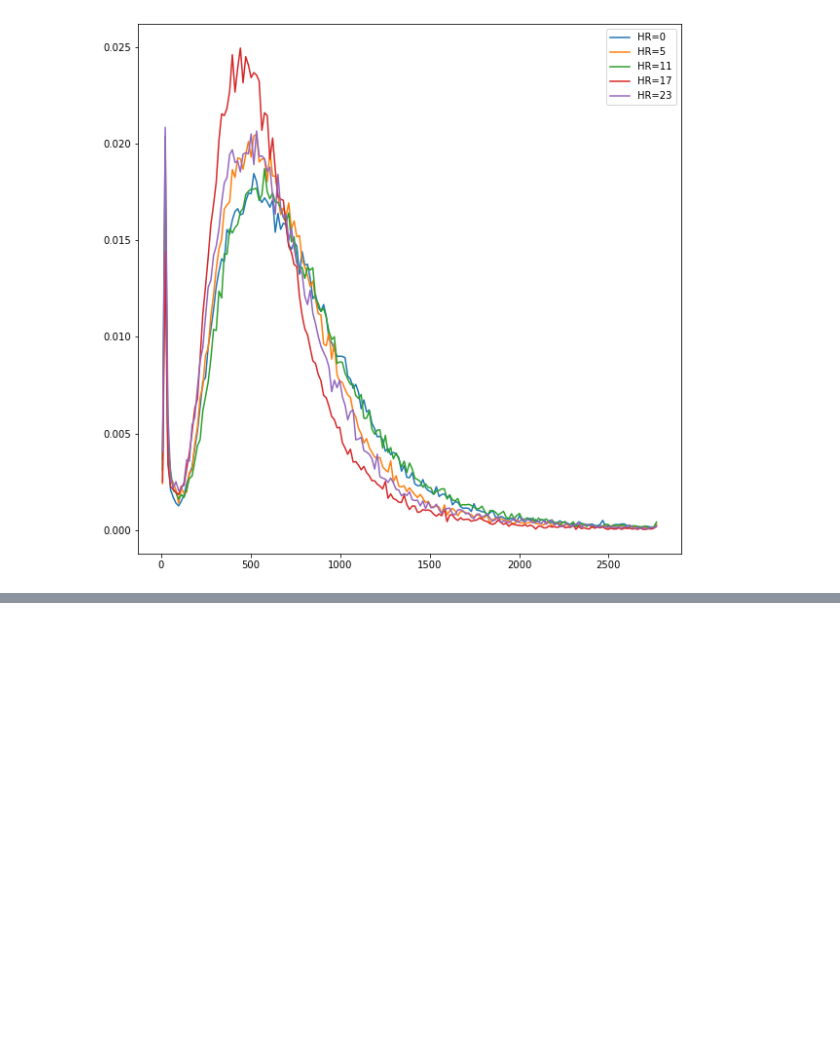
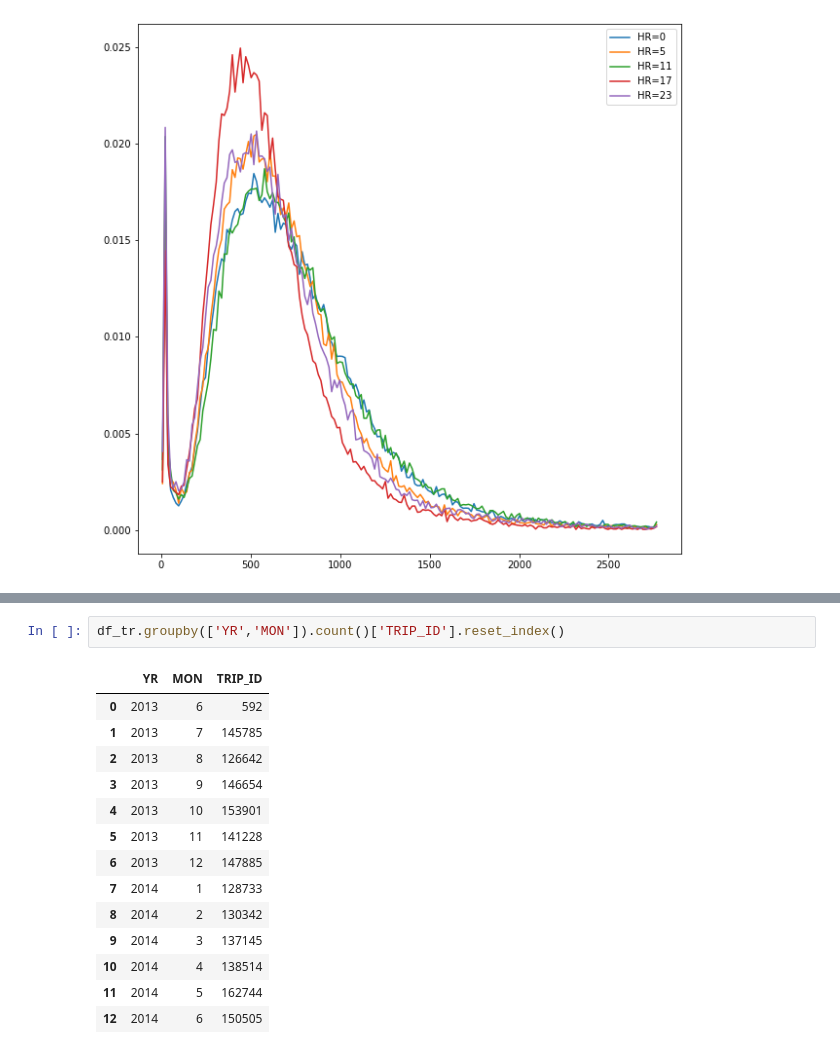
Before and after one commit to is-patel/CSE151BFINALPRJ, a Jupyter notebook: feature_engineering.ipynb, the cells around one changed output, grey strips where cells are left out. Drawn from its saved outputs; the diff is of its cells as text; blank space fills up the shorter version.

```diff
--- a/feature_engineering.ipynb
+++ b/feature_engineering.ipynb
@@ -175,0 +190,17 @@ plt.legend();
+# %%
+df_tr.groupby(['YR','MON']).count()['TRIP_ID'].reset_index()
+# %% [output]
+|  | YR | MON | TRIP_ID |
+| 0 | 2013 | 6 | 592 |
+| 1 | 2013 | 7 | 145785 |
+| 2 | 2013 | 8 | 126642 |
+| 3 | 2013 | 9 | 146654 |
+| 4 | 2013 | 10 | 153901 |
+| 5 | 2013 | 11 | 141228 |
+| 6 | 2013 | 12 | 147885 |
+| 7 | 2014 | 1 | 128733 |
+| 8 | 2014 | 2 | 130342 |
+| 9 | 2014 | 3 | 137145 |
+| 10 | 2014 | 4 | 138514 |
+| 11 | 2014 | 5 | 162744 |
+| 12 | 2014 | 6 | 150505 |
```
Also changed, not shown: parts of 15 cells of this notebook, 4 other files.
